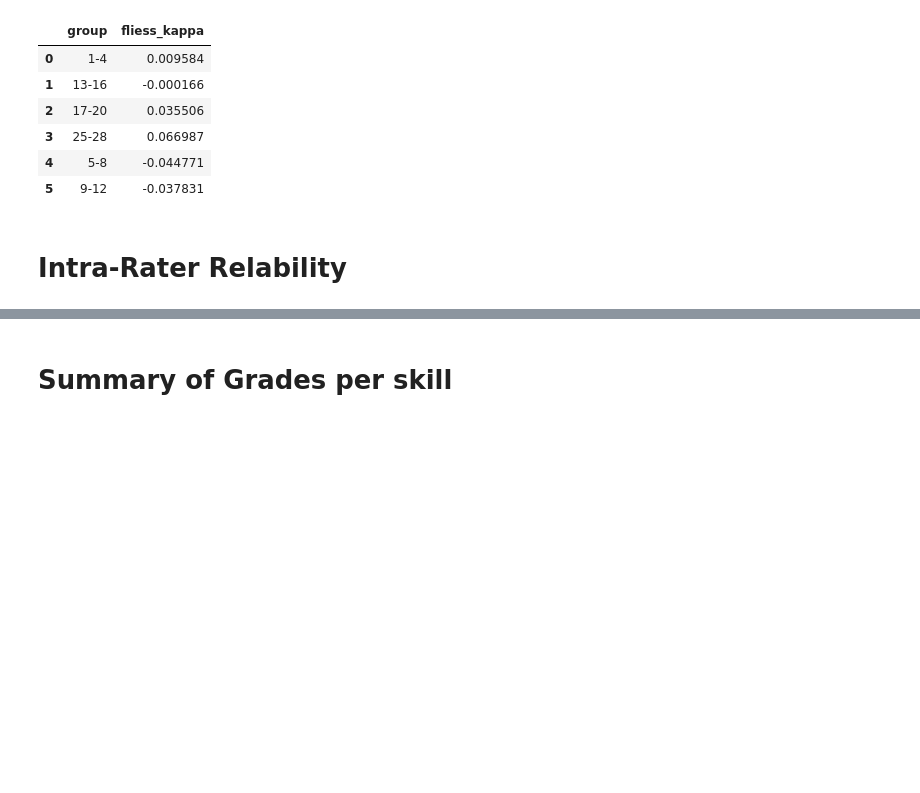
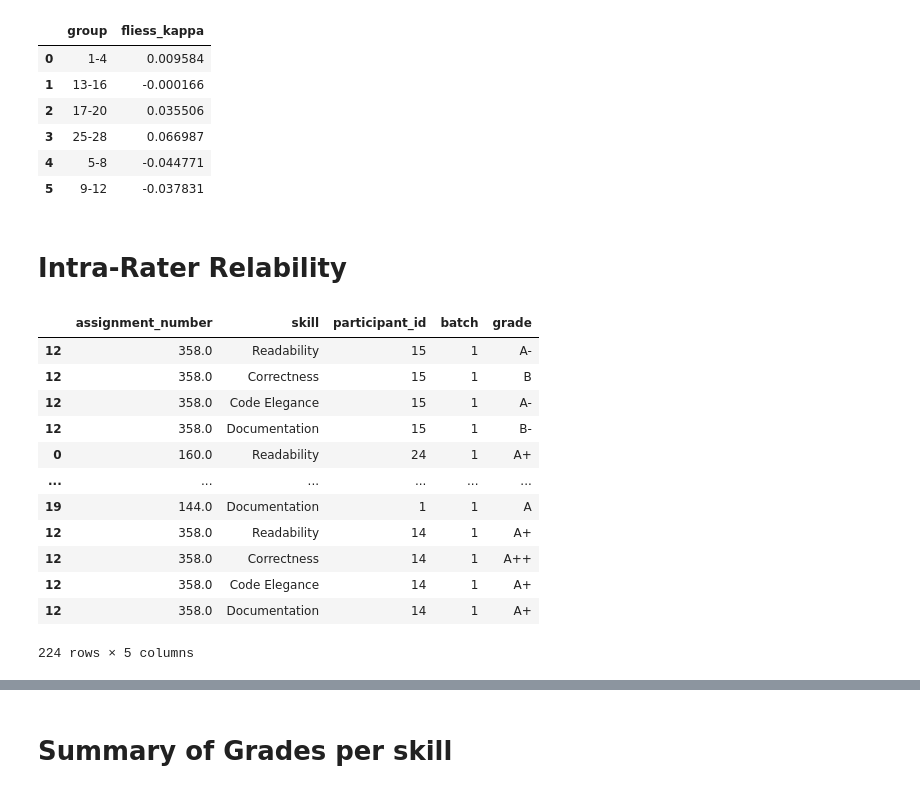
Before and after one commit to m-messer/Consistency_In_Grading_Analysis, a Jupyter notebook: grades_analysis.ipynb, the cells around one changed output, grey strips where cells are left out. Cells and saved outputs as stored; diff of their text form; code cells hidden in the pictures; blank space fills up the shorter version.

Commit message:
PHD-359 Started intra-reliability scores

```diff
--- a/grades_analysis.ipynb
+++ b/grades_analysis.ipynb
@@ -140,3 +124,30 @@ results_df[['group', 'fliess_kappa']].groupby('group').mean().reset_index()
 | 5 | 9-12 | -0.037831 |
 # %% [markdown]
 # Intra-Rater Relability
+# %%
+DUPLICATE_MAP = {
+    680: 144,
+    681: 559,
+    682: 97,
+    683: 358,
+    684: 389,
+    685: 160,
+    686: 176
+}
+# %%
+intra_rater_df = grade_df[grade_df['assignment_number'].isin(list(DUPLICATE_MAP.keys())+list(DUPLICATE_MAP.values()))][['assignment_number', 'skill', 'participant_id', 'batch', 'grade']]
+intra_rater_df
+# %% [output]
+|  | assignment_number | skill | participant_id | batch | grade |
+| 12 | 358.0 | Readability | 15 | 1 | A- |
+| 12 | 358.0 | Correctness | 15 | 1 | B |
+| 12 | 358.0 | Code Elegance | 15 | 1 | A- |
+| 12 | 358.0 | Documentation | 15 | 1 | B- |
+| 0 | 160.0 | Readability | 24 | 1 | A+ |
+| ... | ... | ... | ... | ... | ... |
+| 19 | 144.0 | Documentation | 1 | 1 | A |
+| 12 | 358.0 | Readability | 14 | 1 | A+ |
+| 12 | 358.0 | Correctness | 14 | 1 | A++ |
+| 12 | 358.0 | Code Elegance | 14 | 1 | A+ |
+| 12 | 358.0 | Documentation | 14 | 1 | A+ |
+224 rows × 5 columns
```
Also changed, not shown: parts of 7 cells of this notebook.
